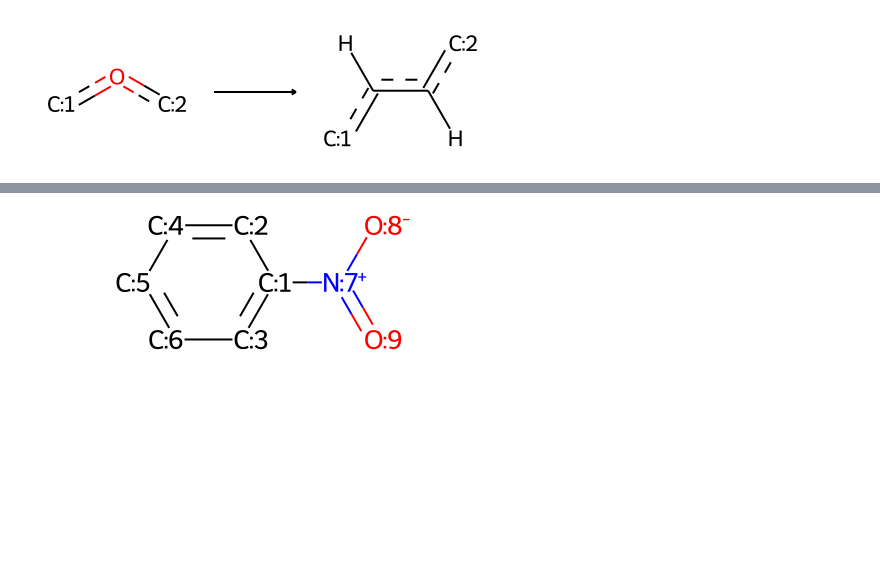
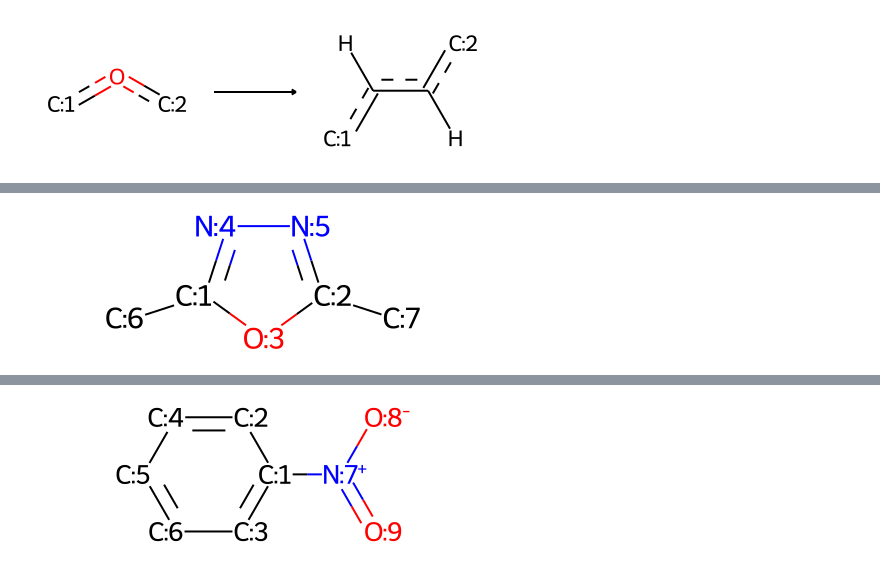
Before and after one commit to warner121/wizepair2, a Jupyter notebook: notebooks/examples.ipynb, the cells around one changed output, grey strips where cells are left out. Saved outputs shown, nothing was run; the diff lists cells and outputs as text; code cells hidden in the pictures; blank space fills up the shorter version.

```diff
--- a/notebooks/examples.ipynb
+++ b/notebooks/examples.ipynb
@@ -48,0 +62,4 @@ Chem.rdChemReactions.ReactionFromSmarts(response[3]['smirks'])
+# %%
+mmp._mol2
+# %% [output]
+[figure, added]
```
Also changed, not shown: parts of 18 cells of this notebook.
